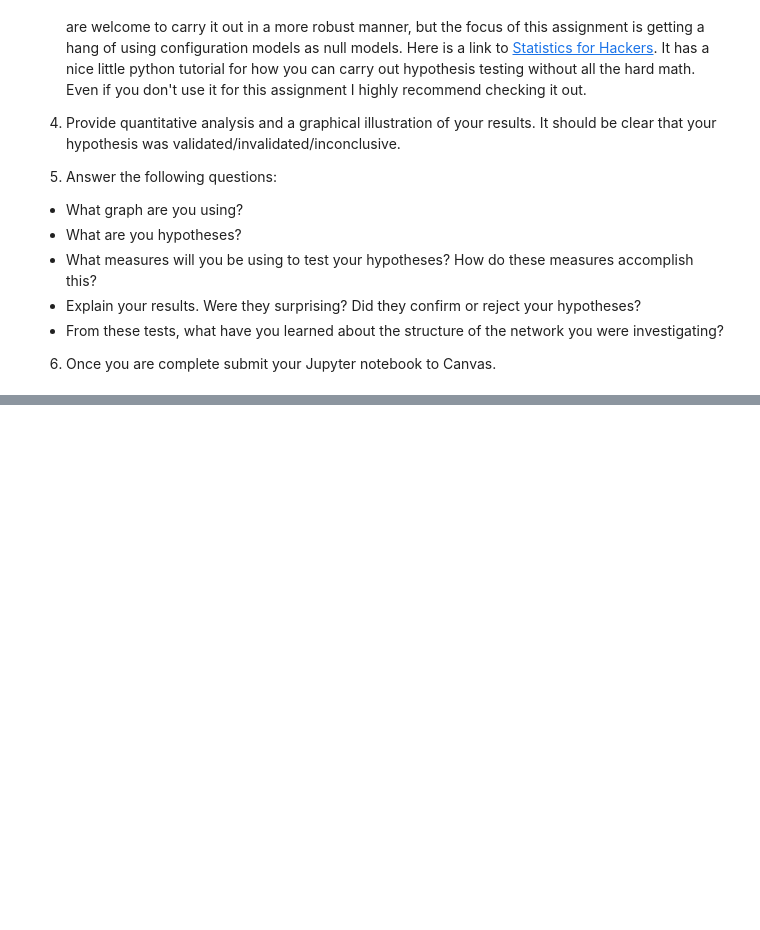
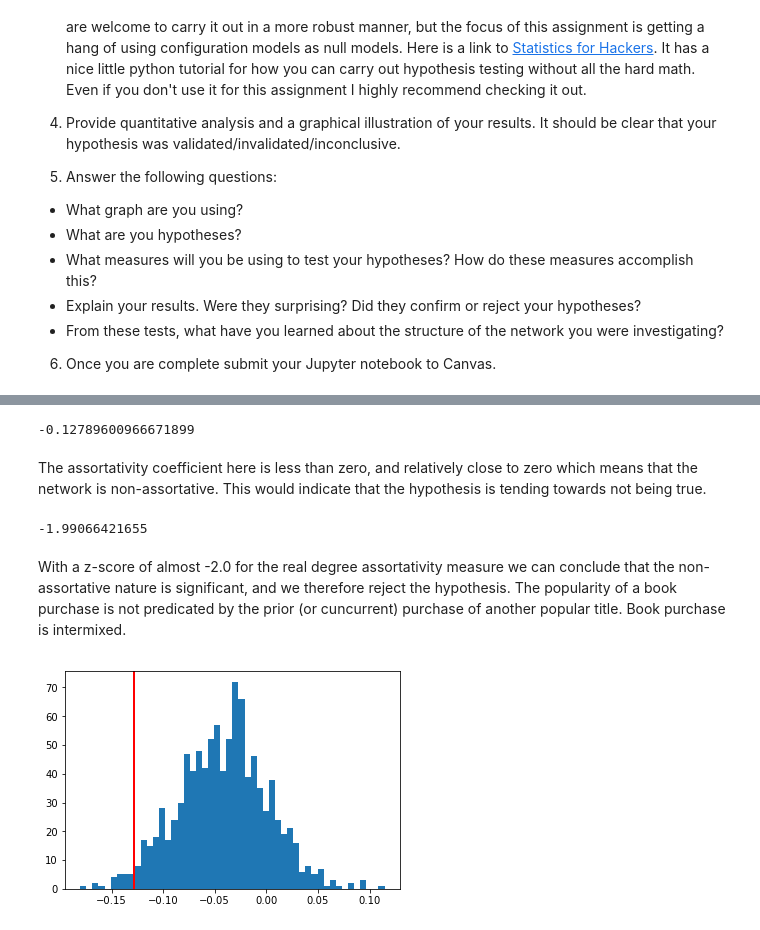
Before and after one commit to muftring/iu-netsci, a Jupyter notebook: week-09/w09_configuration-model_uftring-michael.ipynb, the cells around one changed output, grey strips where cells are left out. Saved outputs shown, nothing was run; the diff lists cells and outputs as text; code cells hidden in the pictures; blank space fills up the shorter version.

```diff
--- a/week-09/w09_configuration-model_uftring-michael.ipynb
+++ b/week-09/w09_configuration-model_uftring-michael.ipynb
@@ -126,0 +148,25 @@ And there we have it! We have fair reason to conclude that not only is the hypot
+# %%
+# obtain the `value` attribute, to be randomly applied to Configuration Model graphs
+values = []
+for node in polbooks.nodes():
+    values.append(polbooks.node[node]['value'])
+# %%
+# a function to build Configuration Model graphs and calculate the following:
+# - degree assortativity coefficient
+# - attribute assortativity coefficient
+# it returns two arrays, one for each of the calculated values
+def models(degree_seq, value, values, iterations=1000):
+    model_degree_assortativity = []
+    model_attribute_assortativity = []
+    for i in range(iterations):
+        null_graph = nx.configuration_model(degree_seq)
+        null_graph = nx.Graph(null_graph)
+        data = values.copy()
+        shuffle(data)
+        count = 0
+        for node in null_graph.nodes():
+            null_graph.node[node][value] = data[count]
+            count += 1
+        model_degree_assortativity.append(nx.degree_assortativity_coefficient(null_graph))
+        model_attribute_assortativity.append(nx.attribute_assortativity_coefficient(null_graph,value))
+    return model_degree_assortativity, model_attribute_assortativity
@@ -126,0 +189,26 @@ And there we have it! We have fair reason to conclude that not only is the hypot
+# %%
+degree_assortativity = nx.degree_assortativity_coefficient(polbooks)
+# %%
+degree_assortativity
+# %% [output]
+-0.12789600966671899
+# %% [markdown]
+The assortativity coefficient here is less than zero, and relatively close to zero which means that the network is non-assortative. This would indicate that the hypothesis is tending towards not being true.
+# %%
+degree_model, attribute_model = models(degree_seq, 'value', values, iterations=1000)
+# %%
+zscores_degree = stats.zscore([degree_assortativity] + degree_model)
+print(zscores_degree[0])
+# %% [output]
+-1.99066421655
+# %% [markdown]
+With a z-score of almost -2.0 for the real degree assortativity measure we can conclude that the non-assortative nature is significant, and we therefore reject the hypothesis. The popularity of a book purchase is not predicated by the prior (or cuncurrent) purchase of another popular title. Book purchase is intermixed.
+# %%
+# Use the histogram function to plot the distribution of assortativity coefficients
+plt.hist(degree_model, bins=50)
+
+# axvline produces a vertical line at the designated x position on the graph
+plt.axvline(degree_assortativity, lw=2, color="red") #lw = 2 makes the line thicker
+plt.show()
+# %% [output]
+[figure, added]
```
Also changed, not shown: parts of 18 cells of this notebook, 8 other files.
